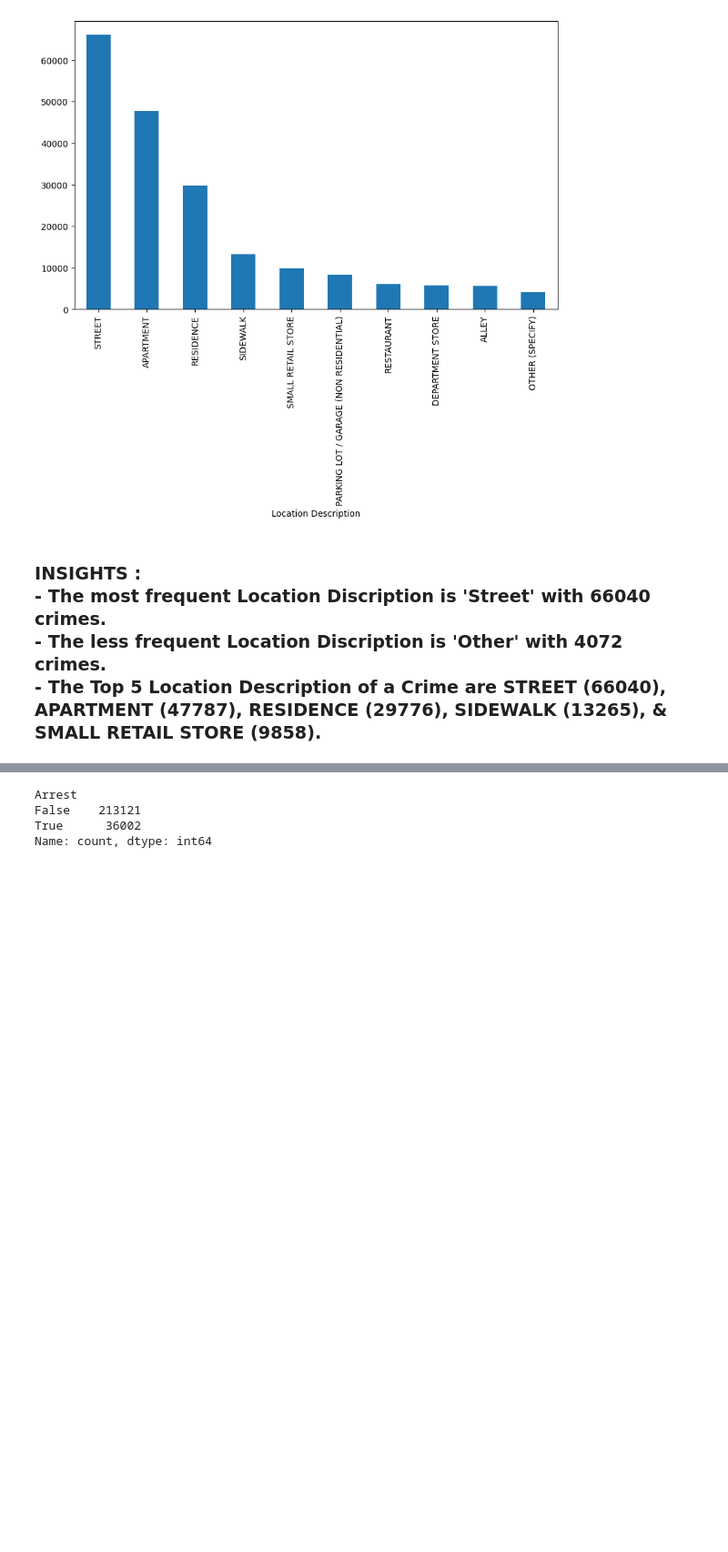
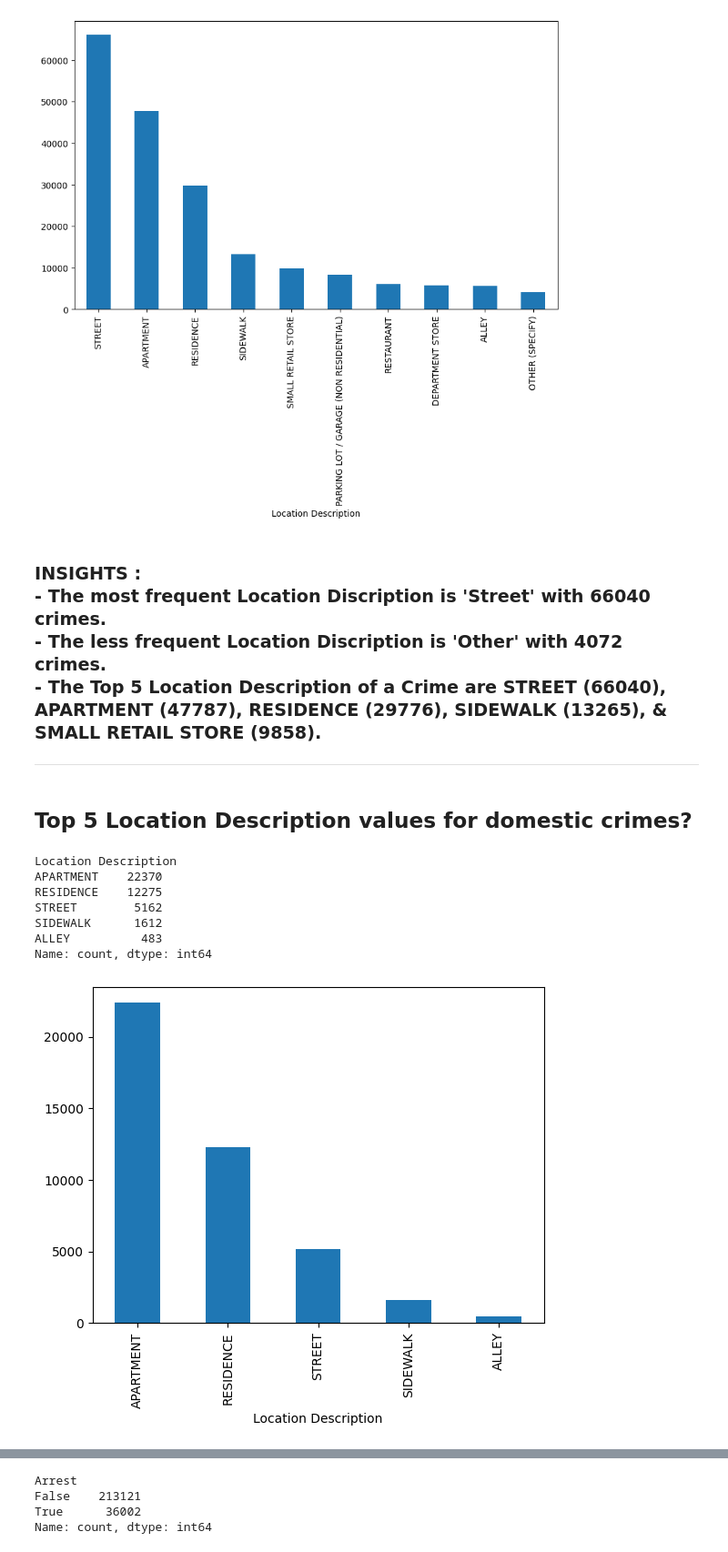
Before and after one commit to talabong0605/ELEC303-DATA-ANALYTICS-TALABONG, a Jupyter notebook: Mid_exam-talabong.ipynb, the cells around one changed output, grey strips where cells are left out. Shown at 91% size. Drawn from its saved outputs; the diff is of its cells as text; code cells hidden in the pictures; blank space fills up the shorter version.

```diff
--- a/Mid_exam-talabong.ipynb
+++ b/Mid_exam-talabong.ipynb
@@ -230,4 +253,20 @@ Name: count, dtype: int64
 <h3>INSIGHTS :<br>
 -   The most frequent Location Discription is 'Street' with 66040 crimes.<br>
 -   The less frequent Location Discription is 'Other' with 4072 crimes.<br>
--   The Top 5 Location Description of a Crime are STREET (66040), APARTMENT (47787), RESIDENCE (29776), SIDEWALK (13265), & SMALL RETAIL STORE (9858).</h3>
+-   The Top 5 Location Description of a Crime are STREET (66040), APARTMENT (47787), RESIDENCE (29776), SIDEWALK (13265), & SMALL RETAIL STORE (9858).</h3><hr>
+# %% [markdown]
+<h2>Top 5 Location Description values for domestic crimes?</h2>
+# %%
+domestic_crime = crime[crime['Domestic'] == True]
+top_loc = (domestic_crime['Location Description'].value_counts().head(5))
+top_loc.plot(kind='bar')
+print(top_loc)
+# %% [output]
+Location Description
+APARTMENT    22370
+RESIDENCE    12275
+STREET        5162
+SIDEWALK      1612
+ALLEY          483
+Name: count, dtype: int64
+[figure, added]
```
Also changed, not shown: parts of 28 cells of this notebook.
